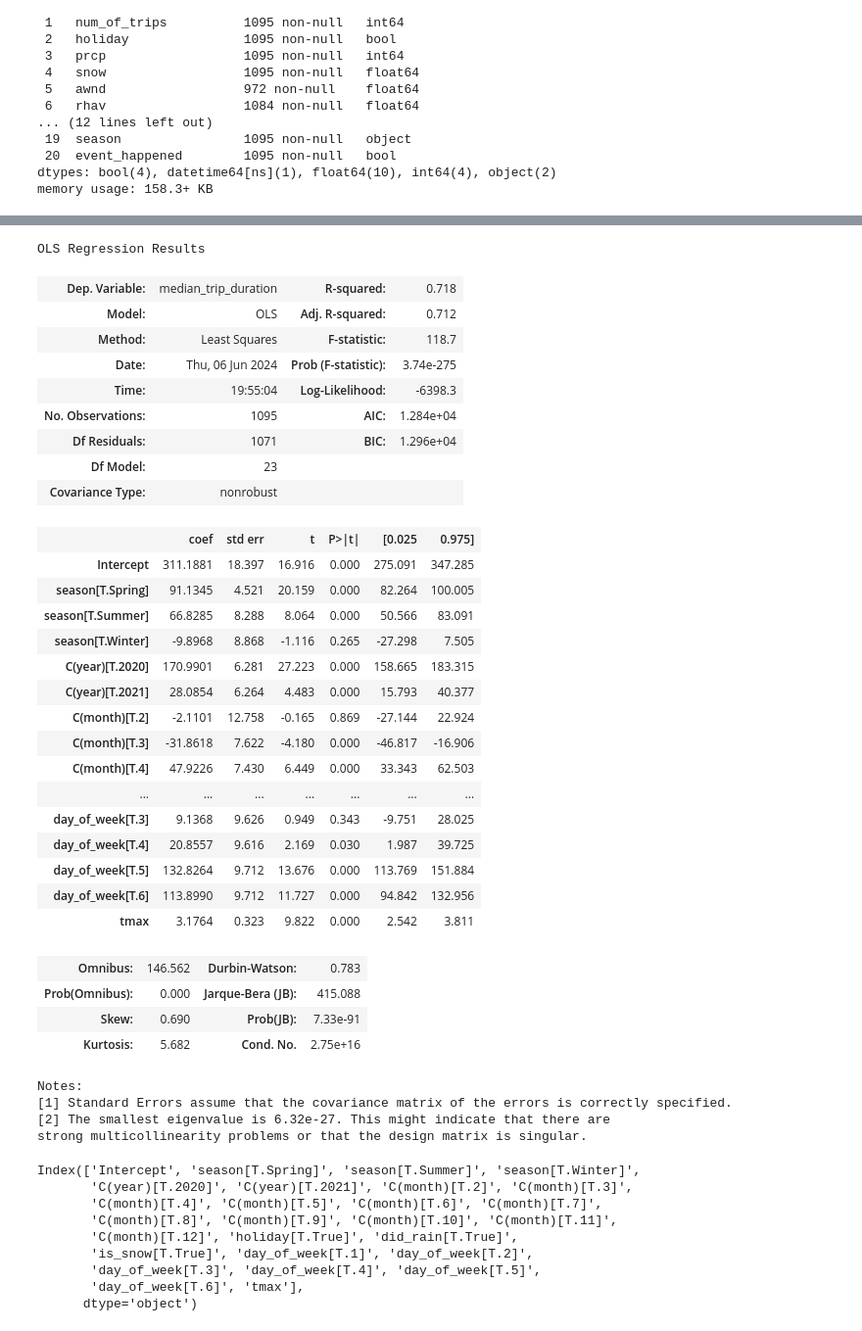
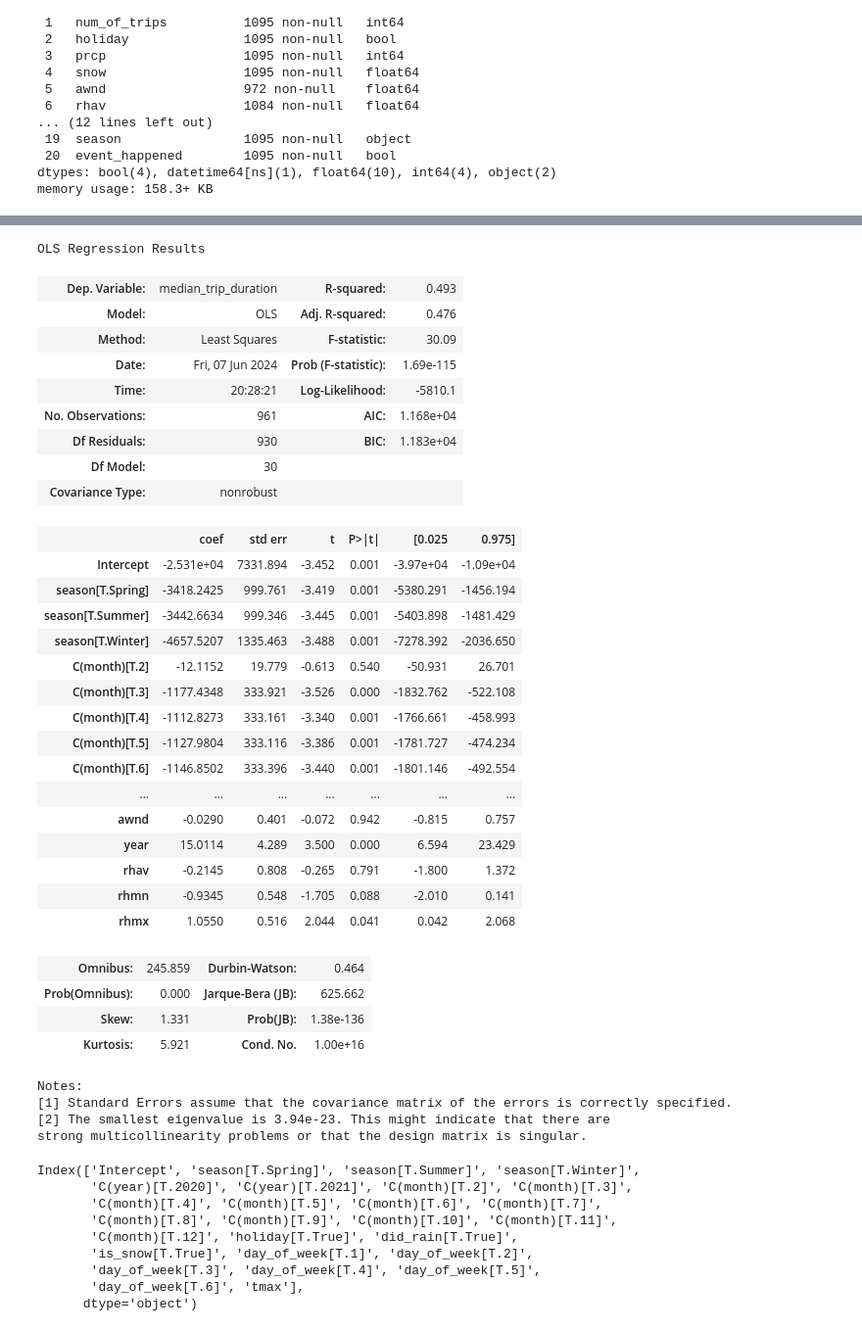
Before and after one commit to KagonDeans/citibikes, a Jupyter notebook: notebook/citibike_3.ipynb, the cells around one changed output, grey strips where cells are left out. Shown at 98% size. Drawn from its saved outputs; the diff is of its cells as text; code cells hidden in the pictures.

Commit message:
fixed some models

```diff
--- a/notebook/citibike_3.ipynb
+++ b/notebook/citibike_3.ipynb
@@ -664,40 +759,42 @@ memory usage: 158.3+ KB
 # %%
-lm_med_len = smf.ols('median_trip_duration ~ tmax + season + C(year) + C(month) + holiday + did_rain + is_snow + day_of_week ', data = citibike).fit()
+#using all features even the ones that are not statistically significant
+
+lm_med_len = smf.ols('median_trip_duration ~ tmax + tmin + tavg+ prcp + snow + awnd + season + year + C(month) + holiday + did_rain + is_snow + day_of_week + rhav + rhmn + rhmx + event_happened', data = citibike).fit()
 lm_med_len.summary()
 # %% [output]
 OLS Regression Results
-| Dep. Variable: | median_trip_duration | R-squared: | 0.718 |
-| Model: | OLS | Adj. R-squared: | 0.712 |
-| Method: | Least Squares | F-statistic: | 118.7 |
-| Date: | Thu, 06 Jun 2024 | Prob (F-statistic): | 3.74e-275 |
-| Time: | 19:55:04 | Log-Likelihood: | -6398.3 |
-| No. Observations: | 1095 | AIC: | 1.284e+04 |
-| Df Residuals: | 1071 | BIC: | 1.296e+04 |
-| Df Model: | 23 |  |  |
+| Dep. Variable: | median_trip_duration | R-squared: | 0.493 |
+| Model: | OLS | Adj. R-squared: | 0.476 |
+| Method: | Least Squares | F-statistic: | 30.09 |
+| Date: | Fri, 07 Jun 2024 | Prob (F-statistic): | 1.69e-115 |
+| Time: | 20:28:21 | Log-Likelihood: | -5810.1 |
+| No. Observations: | 961 | AIC: | 1.168e+04 |
+| Df Residuals: | 930 | BIC: | 1.183e+04 |
+| Df Model: | 30 |  |  |
 | Covariance Type: | nonrobust |  |  |
 |  | coef | std err | t | P>|t| | [0.025 | 0.975] |
-| Intercept | 311.1881 | 18.397 | 16.916 | 0.000 | 275.091 | 347.285 |
-| season[T.Spring] | 91.1345 | 4.521 | 20.159 | 0.000 | 82.264 | 100.005 |
-| season[T.Summer] | 66.8285 | 8.288 | 8.064 | 0.000 | 50.566 | 83.091 |
-| season[T.Winter] | -9.8968 | 8.868 | -1.116 | 0.265 | -27.298 | 7.505 |
-| C(year)[T.2020] | 170.9901 | 6.281 | 27.223 | 0.000 | 158.665 | 183.315 |
-| C(year)[T.2021] | 28.0854 | 6.264 | 4.483 | 0.000 | 15.793 | 40.377 |
-| C(month)[T.2] | -2.1101 | 12.758 | -0.165 | 0.869 | -27.144 | 22.924 |
-| C(month)[T.3] | -31.8618 | 7.622 | -4.180 | 0.000 | -46.817 | -16.906 |
-| C(month)[T.4] | 47.9226 | 7.430 | 6.449 | 0.000 | 33.343 | 62.503 |
+| Intercept | -2.531e+04 | 7331.894 | -3.452 | 0.001 | -3.97e+04 | -1.09e+04 |
+| season[T.Spring] | -3418.2425 | 999.761 | -3.419 | 0.001 | -5380.291 | -1456.194 |
+| season[T.Summer] | -3442.6634 | 999.346 | -3.445 | 0.001 | -5403.898 | -1481.429 |
+| season[T.Winter] | -4657.5207 | 1335.463 | -3.488 | 0.001 | -7278.392 | -2036.650 |
+| C(month)[T.2] | -12.1152 | 19.779 | -0.613 | 0.540 | -50.931 | 26.701 |
+| C(month)[T.3] | -1177.4348 | 333.921 | -3.526 | 0.000 | -1832.762 | -522.108 |
+| C(month)[T.4] | -1112.8273 | 333.161 | -3.340 | 0.001 | -1766.661 | -458.993 |
+| C(month)[T.5] | -1127.9804 | 333.116 | -3.386 | 0.001 | -1781.727 | -474.234 |
+| C(month)[T.6] | -1146.8502 | 333.396 | -3.440 | 0.001 | -1801.146 | -492.554 |
 | ... | ... | ... | ... | ... | ... | ... |
-| day_of_week[T.3] | 9.1368 | 9.626 | 0.949 | 0.343 | -9.751 | 28.025 |
-| day_of_week[T.4] | 20.8557 | 9.616 | 2.169 | 0.030 | 1.987 | 39.725 |
-| day_of_week[T.5] | 132.8264 | 9.712 | 13.676 | 0.000 | 113.769 | 151.884 |
-| day_of_week[T.6] | 113.8990 | 9.712 | 11.727 | 0.000 | 94.842 | 132.956 |
-| tmax | 3.1764 | 0.323 | 9.822 | 0.000 | 2.542 | 3.811 |
+| awnd | -0.0290 | 0.401 | -0.072 | 0.942 | -0.815 | 0.757 |
+| year | 15.0114 | 4.289 | 3.500 | 0.000 | 6.594 | 23.429 |
+| rhav | -0.2145 | 0.808 | -0.265 | 0.791 | -1.800 | 1.372 |
+| rhmn | -0.9345 | 0.548 | -1.705 | 0.088 | -2.010 | 0.141 |
+| rhmx | 1.0550 | 0.516 | 2.044 | 0.041 | 0.042 | 2.068 |
-| Omnibus: | 146.562 | Durbin-Watson: | 0.783 |
-| Prob(Omnibus): | 0.000 | Jarque-Bera (JB): | 415.088 |
-| Skew: | 0.690 | Prob(JB): | 7.33e-91 |
-| Kurtosis: | 5.682 | Cond. No. | 2.75e+16 |
+| Omnibus: | 245.859 | Durbin-Watson: | 0.464 |
+| Prob(Omnibus): | 0.000 | Jarque-Bera (JB): | 625.662 |
+| Skew: | 1.331 | Prob(JB): | 1.38e-136 |
+| Kurtosis: | 5.921 | Cond. No. | 1.00e+16 |
 Notes:
 [1] Standard Errors assume that the covariance matrix of the errors is correctly specified.
-[2] The smallest eigenvalue is 6.32e-27. This might indicate that there are
+[2] The smallest eigenvalue is 3.94e-23. This might indicate that there are
 strong multicollinearity problems or that the design matrix is singular.
 # %%
 coef.keys()
```
Also changed, not shown: parts of 56 cells of this notebook.
